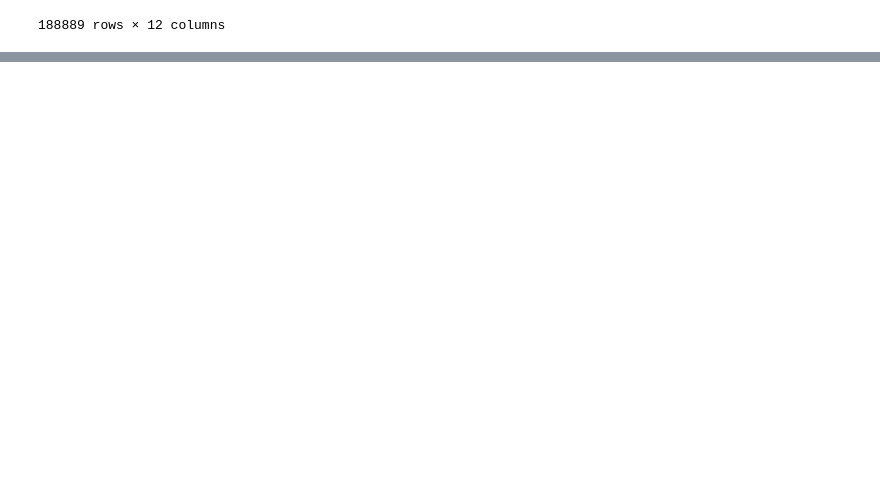
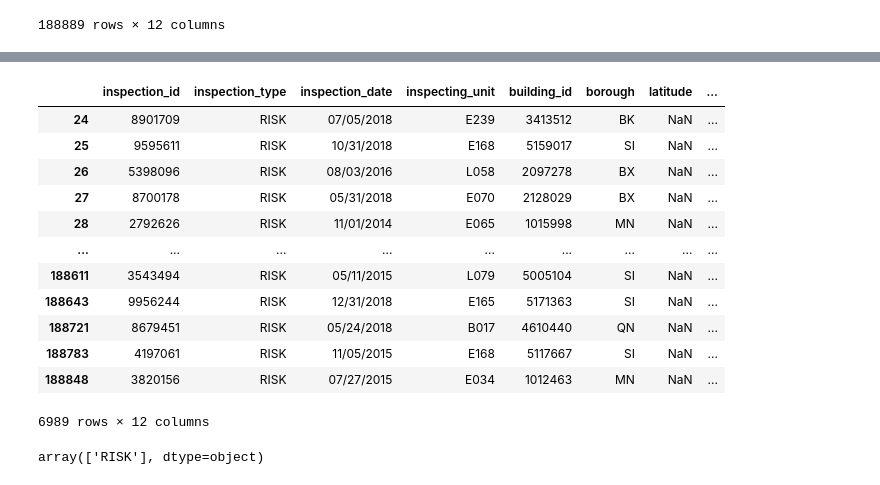
Before and after one commit to sadiebrown50/rbis_nyc, a Jupyter notebook: rbis_data.ipynb, the cells around one changed output, grey strips where cells are left out. Cells and saved outputs as stored; diff of their text form; code cells hidden in the pictures; blank space fills up the shorter version.

```diff
--- a/rbis_data.ipynb
+++ b/rbis_data.ipynb
@@ -48,0 +53,15 @@ rbis_df
+# %%
+## changing column names to be more clear and lowercase
+
+rbis_df.rename(columns = {"INSPTN_OPS_DETAIL": "inspection_id",
+                          "INSPTN_TYP_CD" : "inspection_type",
+                          "INSP_INSPECT_DT" : "inspection_date",
+                         "INSPECTING_UNIT_CODE" : "inspecting_unit",
+                         "BLDG_CURRENT_BIN_FK" : "building_id",
+                         "BOROUGH" : "borough",
+                         "LATITUDE" : "latitude",
+                         "LONGITUDE" : "longitude",
+                         "COMMUNITYDISTRICT" : "community_district",
+                         "CITYCOUNCILDISTRICT" : "council_district",
+                         "BBL" : "bbl",
+                         "Location 1" : "location"}, inplace = True)
@@ -48,0 +115,16 @@ rbis_df
+# %%
+rbis_df[rbis_df["community_district"].isna()]
+# %% [output]
+|  | inspection_id | inspection_type | inspection_date | inspecting_unit | building_id | borough | latitude | ... |
+| 24 | 8901709 | RISK | 07/05/2018 | E239 | 3413512 | BK | NaN | ... |
+| 25 | 9595611 | RISK | 10/31/2018 | E168 | 5159017 | SI | NaN | ... |
+| 26 | 5398096 | RISK | 08/03/2016 | L058 | 2097278 | BX | NaN | ... |
+| 27 | 8700178 | RISK | 05/31/2018 | E070 | 2128029 | BX | NaN | ... |
+| 28 | 2792626 | RISK | 11/01/2014 | E065 | 1015998 | MN | NaN | ... |
+| ... | ... | ... | ... | ... | ... | ... | ... | ... |
+| 188611 | 3543494 | RISK | 05/11/2015 | L079 | 5005104 | SI | NaN | ... |
+| 188643 | 9956244 | RISK | 12/31/2018 | E165 | 5171363 | SI | NaN | ... |
+| 188721 | 8679451 | RISK | 05/24/2018 | B017 | 4610440 | QN | NaN | ... |
+| 188783 | 4197061 | RISK | 11/05/2015 | E168 | 5117667 | SI | NaN | ... |
+| 188848 | 3820156 | RISK | 07/27/2015 | E034 | 1012463 | MN | NaN | ... |
+6989 rows × 12 columns
@@ -48,0 +139,4 @@ rbis_df
+# %%
+rbis_df["inspection_type"].unique()
+# %% [output]
+array(['RISK'], dtype=object)
```
Also changed, not shown: parts of 16 cells of this notebook.
